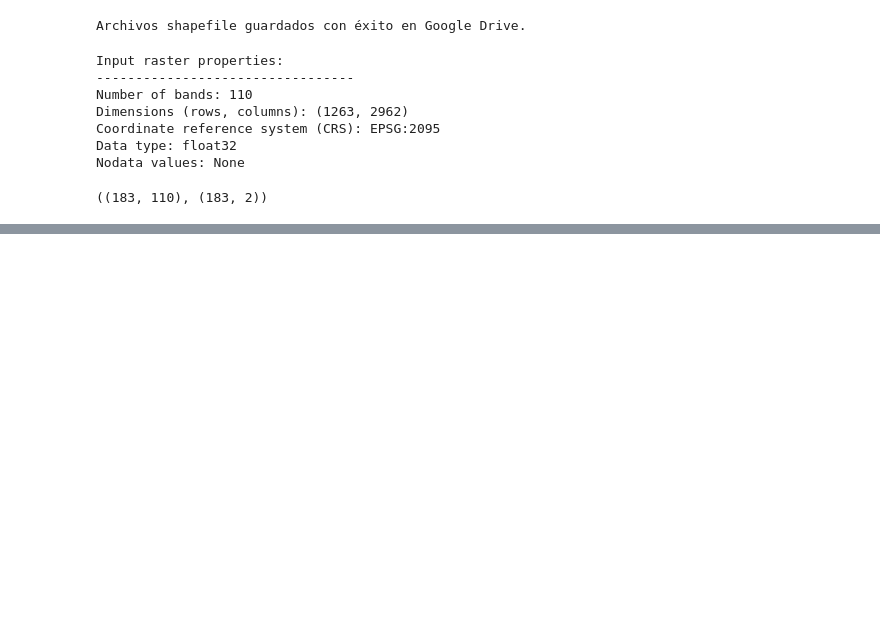
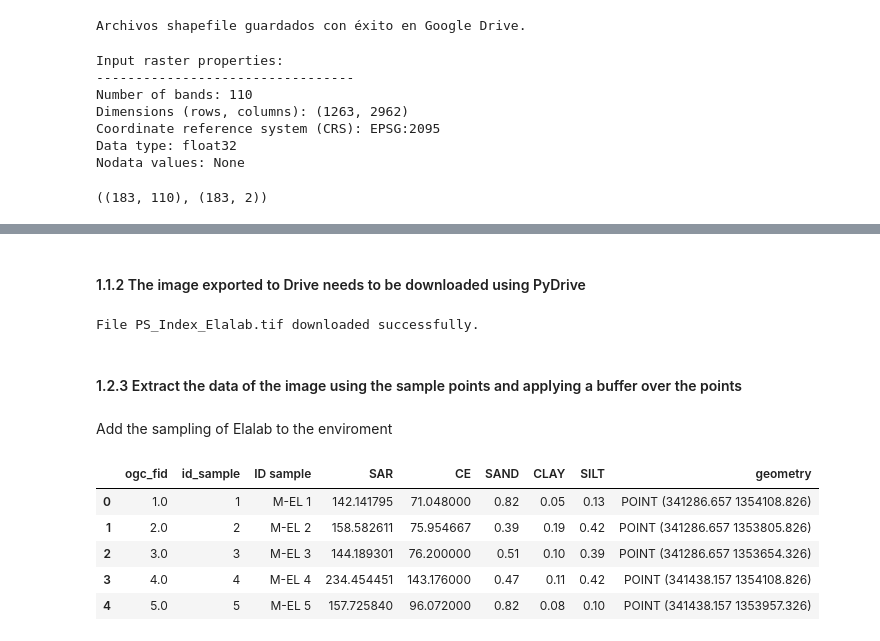
Before and after one commit to Emmanuel461/Salinity_Model, a Jupyter notebook: Codes/2.Pre_process_data.ipynb, the cells around one changed output, grey strips where cells are left out. Cells and saved outputs as stored; diff of their text form; code cells hidden in the pictures; blank space fills up the shorter version.

```diff
--- a/Codes/2.Pre_process_data.ipynb
+++ b/Codes/2.Pre_process_data.ipynb
@@ -466,0 +735,50 @@ merged_df_cafine.to_excel('../DataIntermediate/merged_data_cafine.xlsx', index=F
+# %% [markdown]
+#### 1.1.2 The image exported to Drive needs to be downloaded using PyDrive
+# %%
+# Google Drive folder ID
+folder_id = '1iPqQkFH8ACsOgf0Pk8iZsiXpw0WqP6Sp'  # Replace with your actual folder ID
+file_title = 'PS_Index_Elalab.tif'  # Name of the file you are looking for
+
+try:
+    # List all files in the specified folder
+    file_list = drive.ListFile({'q': f"'{folder_id}' in parents and trashed=false"}).GetList()
+
+    # Iterate through the file list to find the file with the specified title
+    for file in file_list:
+        if file['title'] == file_title:
+            # Download the file
+            file.GetContentFile(file_title)
+            print(f"File {file_title} downloaded successfully.")
+            break
+    else:
+        # File not found in the folder
+        print(f"File {file_title} not found in folder {folder_id}.")
+except Exception as e:
+    # Print any errors that occur during the process
+    print(f"Error while searching for the file in Google Drive: {e}")
+# %% [output]
+File PS_Index_Elalab.tif downloaded successfully.
+# %% [markdown]
+#### 1.2.3 Extract the data of the image using the sample points and applying a buffer over the points
+# %% [markdown]
+Add the sampling of Elalab to the enviroment
+# %%
+import shapely as shp
+
+# read in training data polygons that created as geojson from a shared directory
+training_data = '../DataIn/Elalab.geojson'
+training_vectors = gpd.read_file(training_data)
+
+# make a bounding box and centroid for mapping
+bbox = training_vectors.total_bounds
+center = shp.geometry.box(bbox[0], bbox[1], bbox[2], bbox[3]).centroid
+
+# show the 1st 5 lines
+training_vectors.head()
+# %% [output]
+|  | ogc_fid | id_sample | ID sample | SAR | CE | SAND | CLAY | SILT | geometry |
+| 0 | 1.0 | 1 | M-EL 1 | 142.141795 | 71.048000 | 0.82 | 0.05 | 0.13 | POINT (341286.657 1354108.826) |
+| 1 | 2.0 | 2 | M-EL 2 | 158.582611 | 75.954667 | 0.39 | 0.19 | 0.42 | POINT (341286.657 1353805.826) |
+| 2 | 3.0 | 3 | M-EL 3 | 144.189301 | 76.200000 | 0.51 | 0.10 | 0.39 | POINT (341286.657 1353654.326) |
+| 3 | 4.0 | 4 | M-EL 4 | 234.454451 | 143.176000 | 0.47 | 0.11 | 0.42 | POINT (341438.157 1354108.826) |
+| 4 | 5.0 | 5 | M-EL 5 | 157.725840 | 96.072000 | 0.82 | 0.08 | 0.10 | POINT (341438.157 1353957.326) |
```
Also changed, not shown: parts of 17 cells of this notebook, 8 other files.
